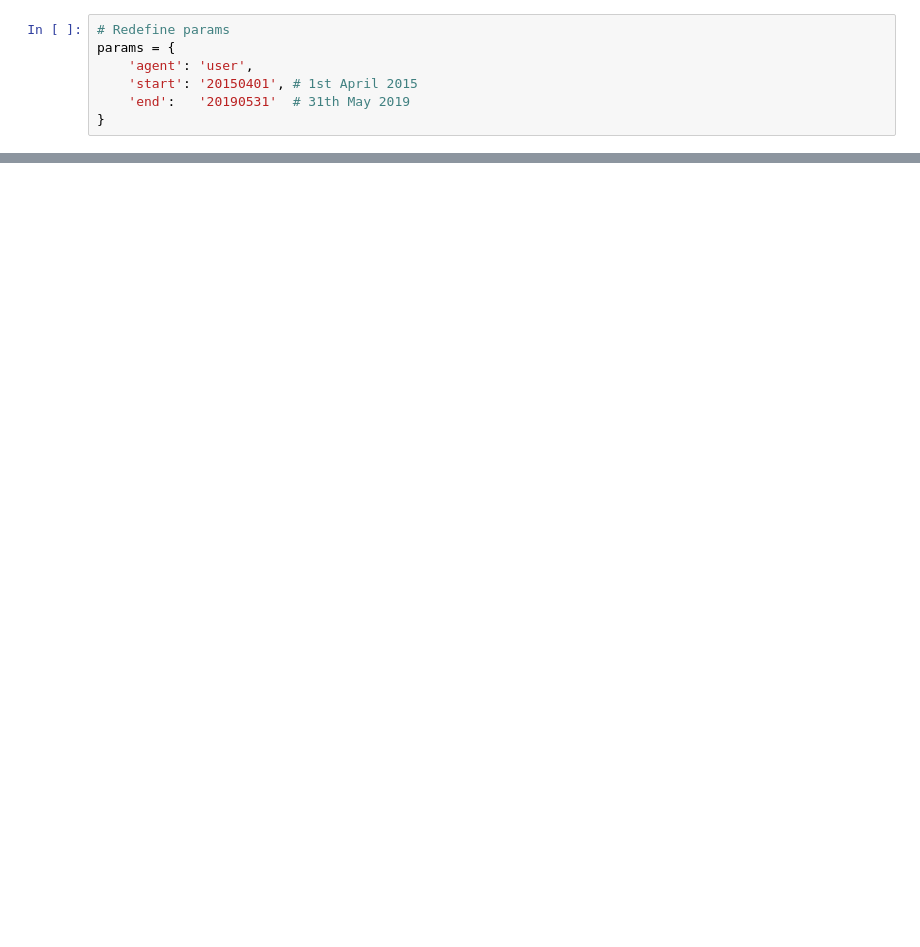
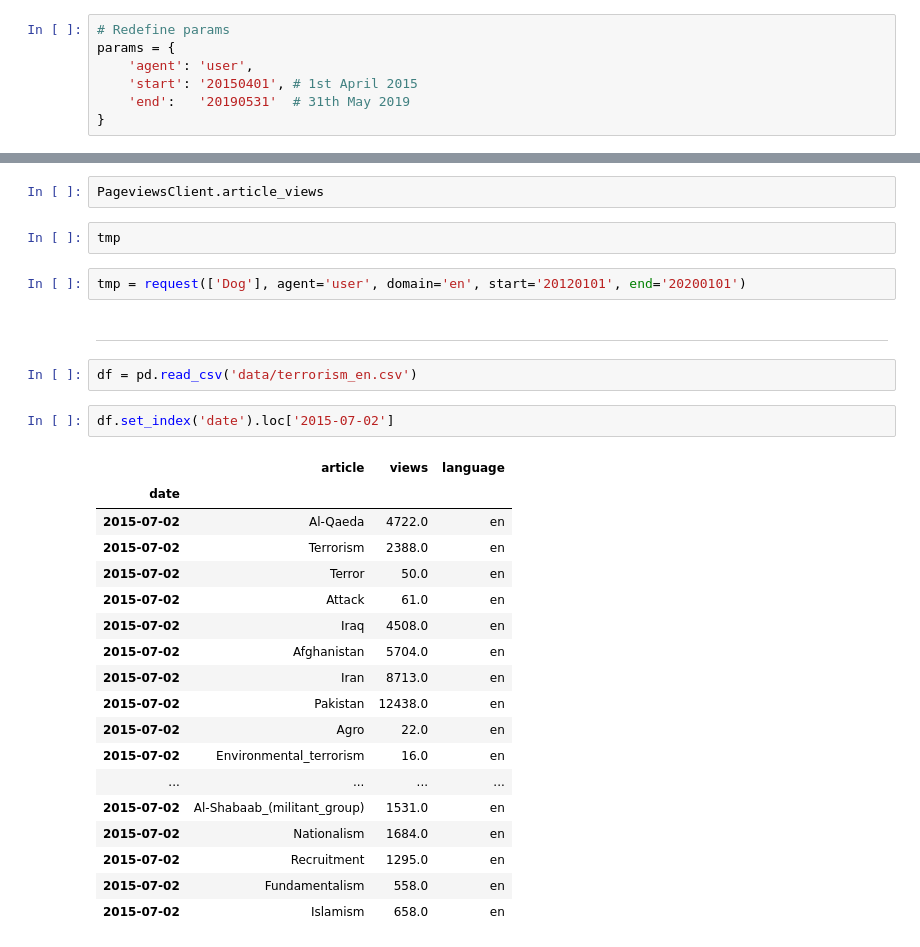
Before and after one commit to epfl-ada/ada-2020-project-milestone-p3-p3_studybuddy, a Jupyter notebook: Scraping.ipynb, the cells around one changed output, grey strips where cells are left out. Drawn from its saved outputs; the diff is of its cells as text; blank space fills up the shorter version.

```diff
--- a/Scraping.ipynb
+++ b/Scraping.ipynb
@@ -261,0 +217,31 @@ terrorism[terrorism.isna().all(axis=1)]
+# %%
+PageviewsClient.article_views
+# %%
+tmp
+# %%
+tmp = request(['Dog'], agent='user', domain='en', start='20120101', end='20200101')
+# %% [markdown]
+---
+# %%
+df = pd.read_csv('data/terrorism_en.csv')
+# %%
+df.set_index('date').loc['2015-07-02']
+# %% [output]
+|  | article | views | language |
+| date |  |  |  |
+| 2015-07-02 | Al-Qaeda | 4722.0 | en |
+| 2015-07-02 | Terrorism | 2388.0 | en |
+| 2015-07-02 | Terror | 50.0 | en |
+| 2015-07-02 | Attack | 61.0 | en |
+| 2015-07-02 | Iraq | 4508.0 | en |
+| 2015-07-02 | Afghanistan | 5704.0 | en |
+| 2015-07-02 | Iran | 8713.0 | en |
+| 2015-07-02 | Pakistan | 12438.0 | en |
+| 2015-07-02 | Agro | 22.0 | en |
+| 2015-07-02 | Environmental_terrorism | 16.0 | en |
+| ... | ... | ... | ... |
+| 2015-07-02 | Al-Shabaab_(militant_group) | 1531.0 | en |
+| 2015-07-02 | Nationalism | 1684.0 | en |
+| 2015-07-02 | Recruitment | 1295.0 | en |
+| 2015-07-02 | Fundamentalism | 558.0 | en |
+| 2015-07-02 | Islamism | 658.0 | en |
```
Also changed, not shown: parts of 18 cells of this notebook.
